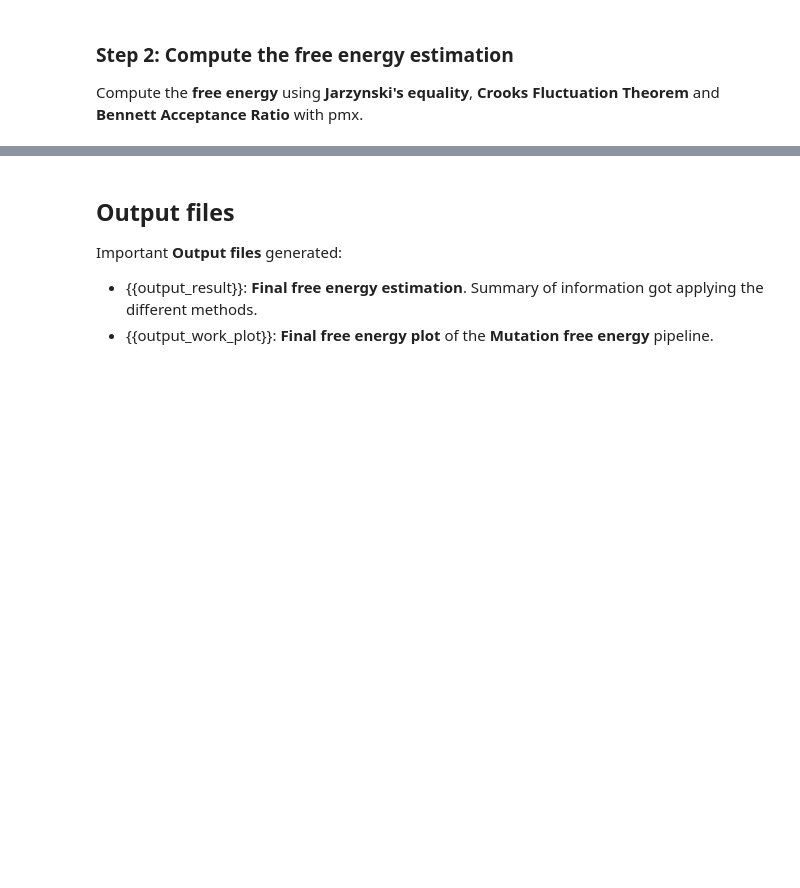
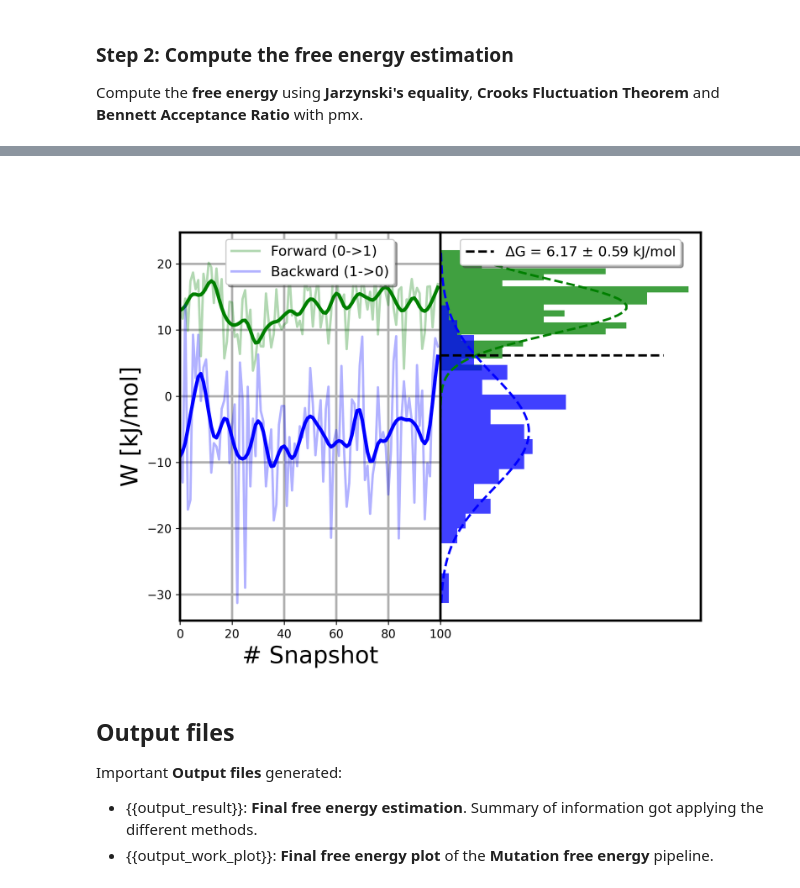
Before and after one commit to bioexcel/biobb_wf_pmx_tutorial, a Jupyter notebook: biobb_wf_pmx_tutorial/docs/notebooks/biobb_wf_pmx_tutorial.docs.ipynb, the cells around one changed output, grey strips where cells are left out. Cells and saved outputs as stored; diff of their text form; code cells hidden in the pictures; blank space fills up the shorter version.

```diff
--- a/biobb_wf_pmx_tutorial/docs/notebooks/biobb_wf_pmx_tutorial.docs.ipynb
+++ b/biobb_wf_pmx_tutorial/docs/notebooks/biobb_wf_pmx_tutorial.docs.ipynb
@@ -905,3 +903,8 @@ Pmxanalyse(input_a_xvg_zip_path=state_A_xvg_zip,
+# %%
+from IPython.display import Image
+Image(filename=output_work_plot)
+# %% [output]
+[figure, added]
 # %% [markdown]
 <a id="output"></a>
 ## Output files
```
Also changed, not shown: parts of 15 cells of this notebook, 6 other files.
